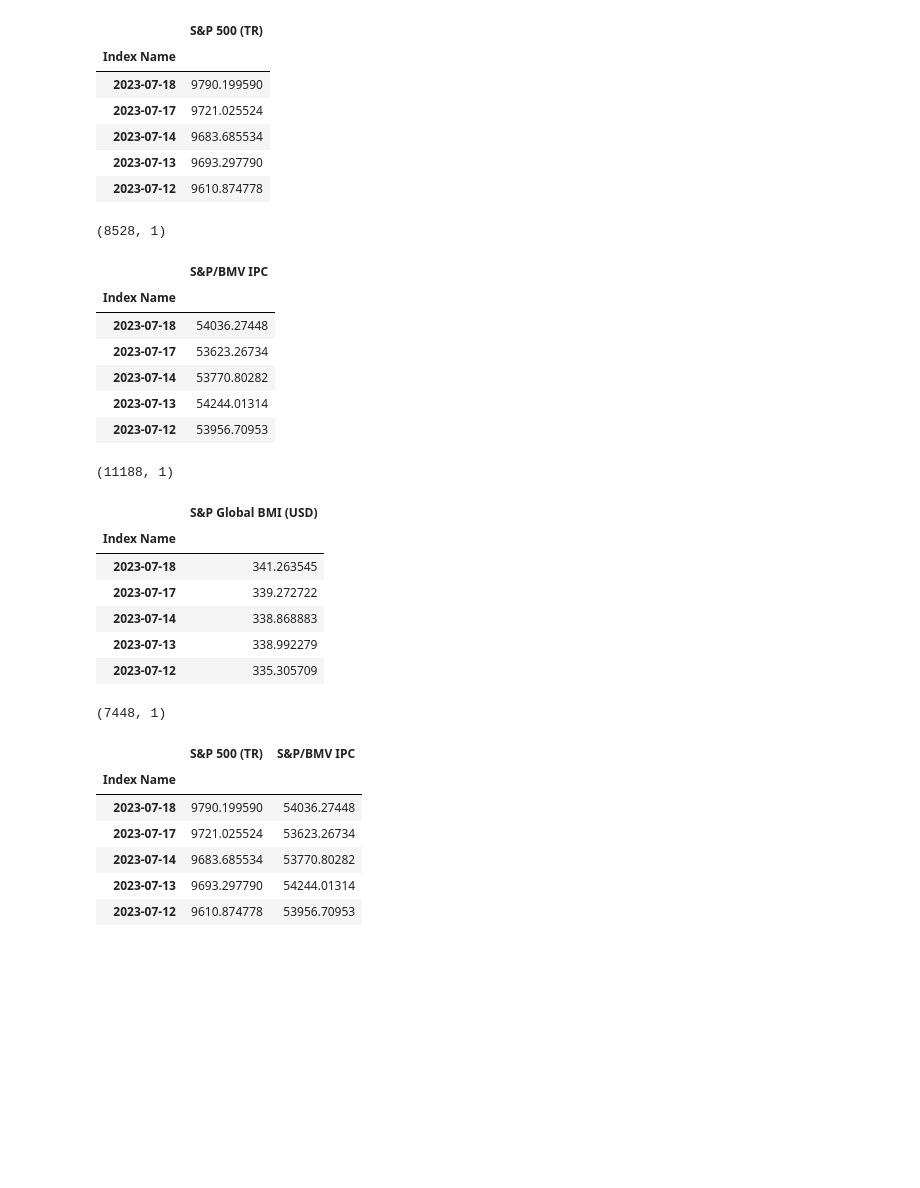
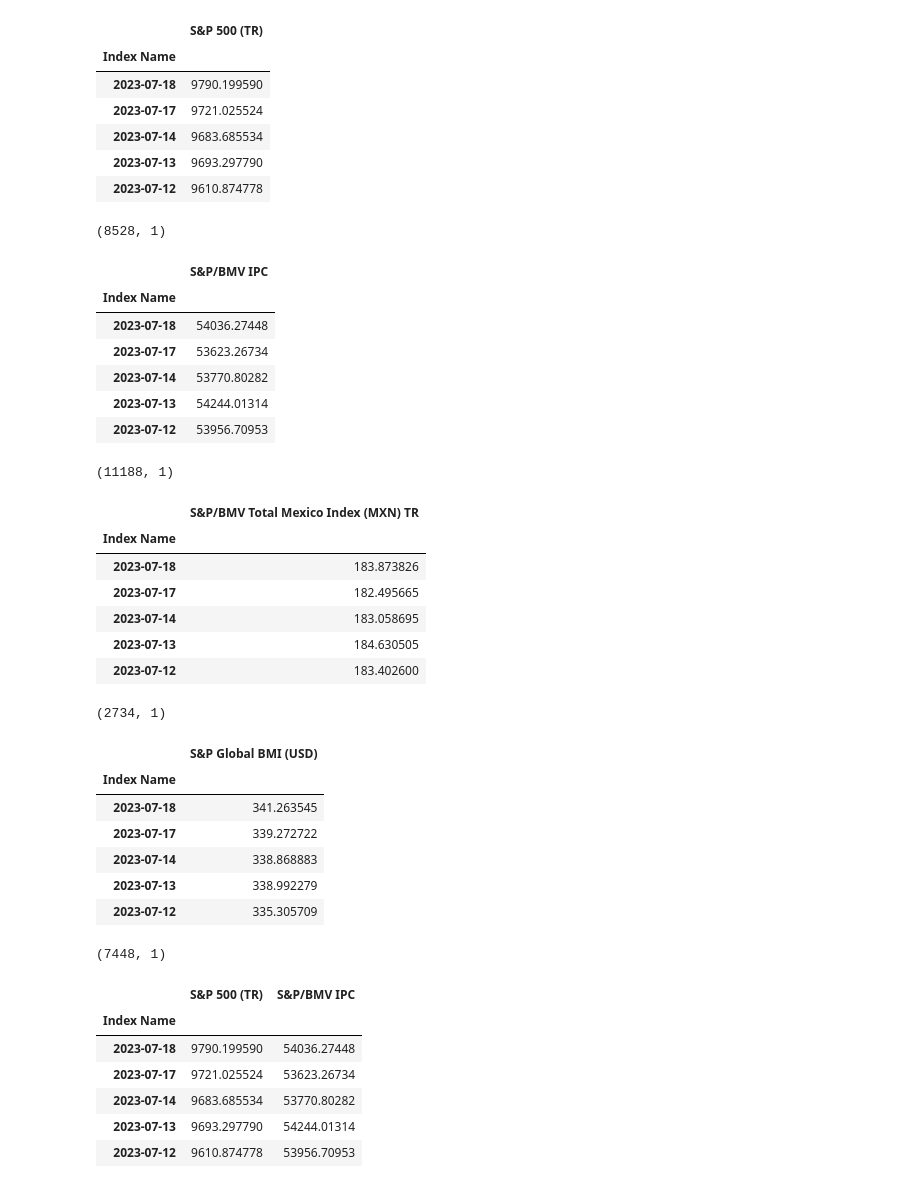
Before and after one commit to SalRmz/DCDP, a Jupyter notebook: 03-Deep-Learning/proyecto03/indices-lstm.ipynb, the cells around one changed output. Saved outputs shown, nothing was run; the diff lists cells and outputs as text; code cells hidden in the pictures; blank space fills up the shorter version.

```diff
--- a/03-Deep-Learning/proyecto03/indices-lstm.ipynb
+++ b/03-Deep-Learning/proyecto03/indices-lstm.ipynb
@@ -22,44 +22,52 @@ date_parser = lambda x: pd.to_datetime(x, format='%d-%b-%y')
 df_sp500 = pd.read_csv('data/index-sp-500-ok.csv', parse_dates=[0], index_col=0)
 
 display(df_sp500.head())
 print(df_sp500.shape)
 
 df_sp_bmv_ipc = pd.read_csv('data/index-sp-bmv-ipc-mxn.csv', parse_dates=[0], index_col=0)
 display(df_sp_bmv_ipc.head())
 print(df_sp_bmv_ipc.shape)
 
-#df_sp_bmv_total = pd.read_csv('data/index-bmv-total-mexico-tr-mxn.csv', parse_dates=[0], index_col=0)
-#display(df_sp_bmv_total.head())
-#print(df_sp_bmv_total.shape)
+df_sp_bmv_total = pd.read_csv('data/index-bmv-total-mexico-tr-mxn.csv', parse_dates=[0], index_col=0)
+display(df_sp_bmv_total.head())
+print(df_sp_bmv_total.shape)
 
 df_sp_global_bmi = pd.read_csv('data/index-global-bmi.csv', parse_dates=[0], index_col=0)
 display(df_sp_global_bmi.head())
 print(df_sp_global_bmi.shape)
 # %% [output]
 |  | S&P 500 (TR) |
 | Index Name |  |
 | 2023-07-18 | 9790.199590 |
 | 2023-07-17 | 9721.025524 |
 | 2023-07-14 | 9683.685534 |
 | 2023-07-13 | 9693.297790 |
 | 2023-07-12 | 9610.874778 |
 (8528, 1)
 |  | S&P/BMV IPC |
 | Index Name |  |
 | 2023-07-18 | 54036.27448 |
 | 2023-07-17 | 53623.26734 |
 | 2023-07-14 | 53770.80282 |
 | 2023-07-13 | 54244.01314 |
 | 2023-07-12 | 53956.70953 |
 (11188, 1)
-|  | S&P Global BMI (USD) |
+|  | S&P/BMV Total Mexico Index (MXN) TR |
 | Index Name |  |
-| 2023-07-18 | 341.263545 |
-| 2023-07-17 | 339.272722 |
-| 2023-07-14 | 338.868883 |
-| 2023-07-13 | 338.992279 |
-| 2023-07-12 | 335.305709 |
+| 2023-07-18 | 183.873826 |
+| 2023-07-17 | 182.495665 |
+| 2023-07-14 | 183.058695 |
+| 2023-07-13 | 184.630505 |
+| 2023-07-12 | 183.402600 |
-(7448, 1)
+(2734, 1)
+|  | S&P Global BMI (USD) |
+| Index Name |  |
+| 2023-07-18 | 341.263545 |
+| 2023-07-17 | 339.272722 |
+| 2023-07-14 | 338.868883 |
+| 2023-07-13 | 338.992279 |
+| 2023-07-12 | 335.305709 |
+(7448, 1)
 # %%
 merged_df = pd.merge(df_sp500, df_sp_bmv_ipc, on='Index Name', how='outer')
 display(merged_df.head())
```
Also changed, not shown: parts of 32 cells of this notebook.
